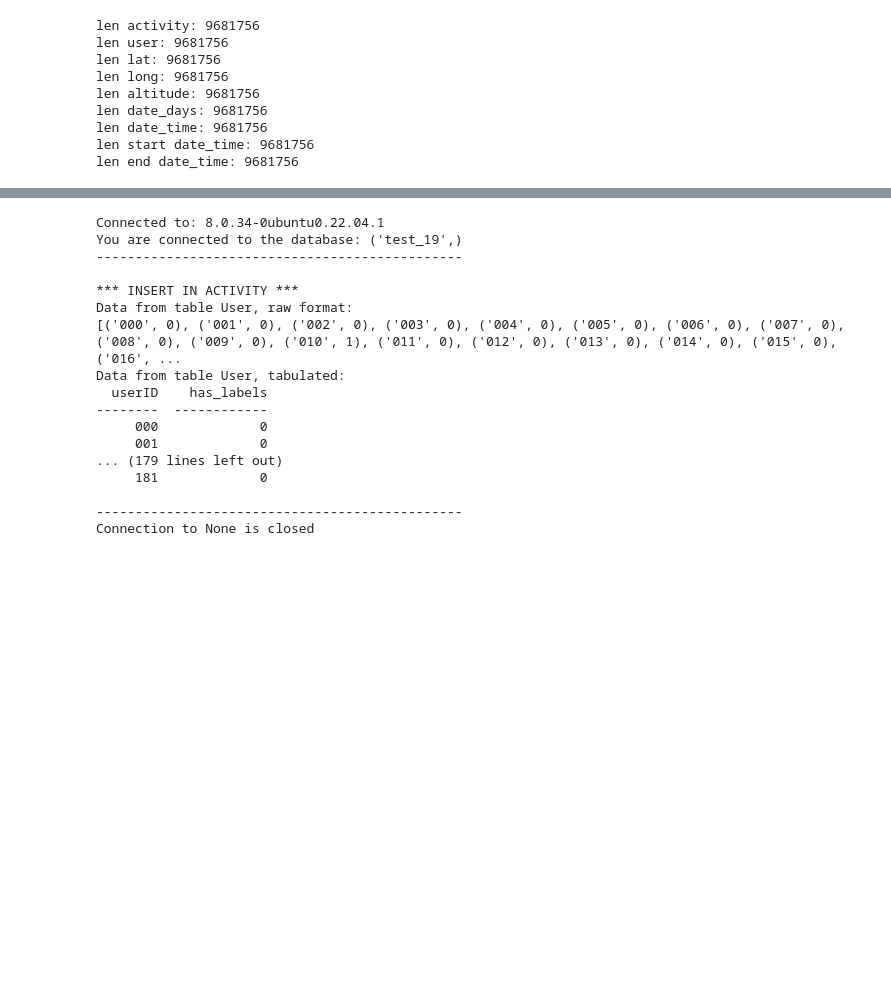
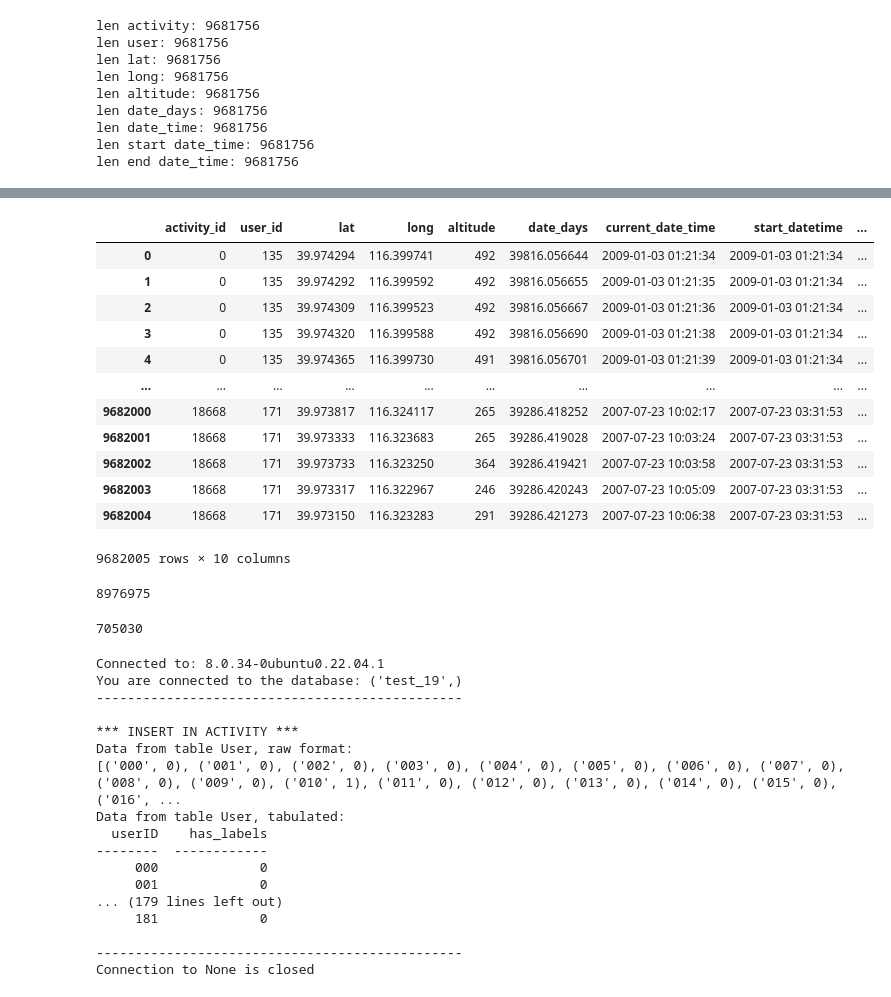
Before and after one commit to stasikvictoria/Very_large_distributed_data_volumes_exercise2, a Jupyter notebook: code/exercise2-viki.ipynb, the cells around one changed output, grey strips where cells are left out. Cells and saved outputs as stored; diff of their text form; code cells hidden in the pictures; blank space fills up the shorter version.

Commit message:
merging dataframes with activity info

```diff
--- a/code/exercise2-viki.ipynb
+++ b/code/exercise2-viki.ipynb
@@ -377,3 +377,22 @@ plt_df
 | 9681754 | 18668 | 171 | 39.973317 | 116.322967 | 246 | 39286.420243 | 2007-07-23 10:05:09 | 2007-07-23 03:31:53 | ... |
 | 9681755 | 18668 | 171 | 39.973150 | 116.323283 | 291 | 39286.421273 | 2007-07-23 10:06:38 | 2007-07-23 03:31:53 | ... |
 9681756 rows × 9 columns
+# %%
+merged_df = pd.merge(plt_df, labels_txt_df,
+                      on=['user_id', 'start_datetime', 'end_datetime'], how='left')
+# %%
+merged_df
+# %% [output]
+|  | activity_id | user_id | lat | long | altitude | date_days | current_date_time | start_datetime | ... |
+| 0 | 0 | 135 | 39.974294 | 116.399741 | 492 | 39816.056644 | 2009-01-03 01:21:34 | 2009-01-03 01:21:34 | ... |
+| 1 | 0 | 135 | 39.974292 | 116.399592 | 492 | 39816.056655 | 2009-01-03 01:21:35 | 2009-01-03 01:21:34 | ... |
+| 2 | 0 | 135 | 39.974309 | 116.399523 | 492 | 39816.056667 | 2009-01-03 01:21:36 | 2009-01-03 01:21:34 | ... |
+| 3 | 0 | 135 | 39.974320 | 116.399588 | 492 | 39816.056690 | 2009-01-03 01:21:38 | 2009-01-03 01:21:34 | ... |
+| 4 | 0 | 135 | 39.974365 | 116.399730 | 491 | 39816.056701 | 2009-01-03 01:21:39 | 2009-01-03 01:21:34 | ... |
+| ... | ... | ... | ... | ... | ... | ... | ... | ... | ... |
+| 9682000 | 18668 | 171 | 39.973817 | 116.324117 | 265 | 39286.418252 | 2007-07-23 10:02:17 | 2007-07-23 03:31:53 | ... |
+| 9682001 | 18668 | 171 | 39.973333 | 116.323683 | 265 | 39286.419028 | 2007-07-23 10:03:24 | 2007-07-23 03:31:53 | ... |
+| 9682002 | 18668 | 171 | 39.973733 | 116.323250 | 364 | 39286.419421 | 2007-07-23 10:03:58 | 2007-07-23 03:31:53 | ... |
+| 9682003 | 18668 | 171 | 39.973317 | 116.322967 | 246 | 39286.420243 | 2007-07-23 10:05:09 | 2007-07-23 03:31:53 | ... |
+| 9682004 | 18668 | 171 | 39.973150 | 116.323283 | 291 | 39286.421273 | 2007-07-23 10:06:38 | 2007-07-23 03:31:53 | ... |
+9682005 rows × 10 columns
@@ -379,0 +401,4 @@ plt_df
+# %%
+nan_count
+# %% [output]
+8976975
@@ -380,3 +407,7 @@ plt_df
+# %%
+not_nan_count
+# %% [output]
+705030
 # %%
 class Task1:
 
```
Also changed, not shown: parts of 4 cells of this notebook.
